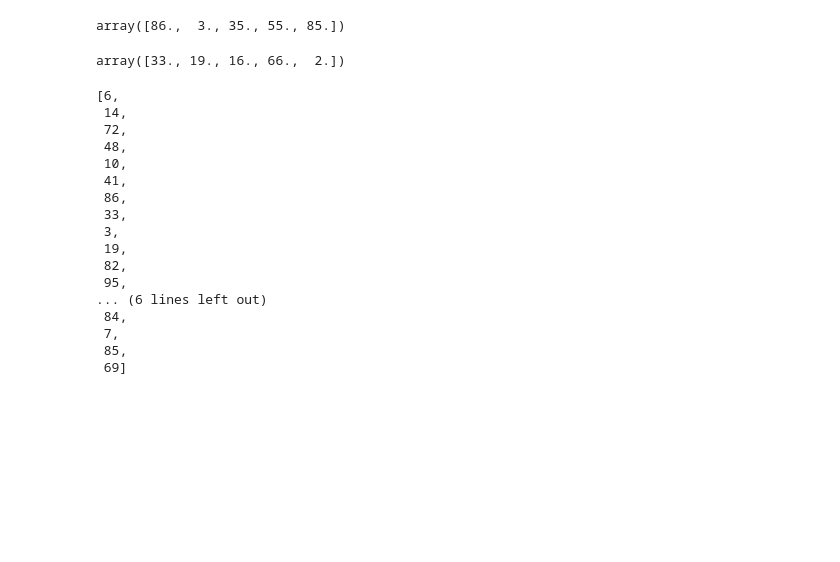
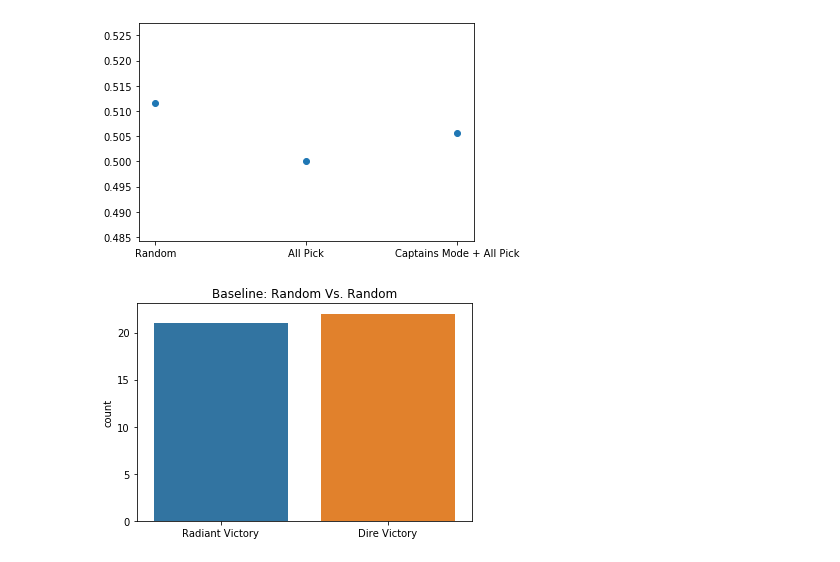
Before and after one commit to bglick13/682_dota, a Jupyter notebook: notebooks/memory exploration.ipynb, the cells around one changed output. Drawn from its saved outputs; the diff is of its cells as text; code cells hidden in the pictures; blank space fills up the shorter version.

Commit message:
got self-play and experience replay working
definitely think it's worth generating a lot more data before doing a real run and evaluation

```diff
--- a/notebooks/memory exploration.ipynb
+++ b/notebooks/memory exploration.ipynb
@@ -18,0 +58,23 @@ with open('data/self_play/captains_mode_vs_random_memory_2.pickle', 'rb') as f:
+# %%
+with open('data/self_play/allpick_vs_random_memory.pickle', 'rb') as f:
+    mem = pickle.load(f)
+all_outcomes = []
+all_agent_pick_first = []
+all_ids = []
+for id, m in enumerate(mem):
+    v = m['all_values']
+    for i in range(23 - len(v)):
+        v.append(v[0])
+    all_outcomes.extend(v)
+    p = m['all_agent_pick_first']
+    for i in range(23 - len(p)):
+        p.append(p[0])
+    all_agent_pick_first.extend(p)
+    all_ids.extend([id]*23)
+all_outcomes = np.array(all_outcomes)
+all_agent_pick_first = np.array(all_agent_pick_first)
+all_ids = np.array(all_ids)
+df = pd.DataFrame(dict(id=all_ids, outcome=all_outcomes, pick_first=all_agent_pick_first))
+df['agent_win'] = df['outcome'] == df['pick_first']
+sns.countplot(x='agent_win', data=df.groupby('id').head(1))
+plt.title('Pre-trained on All Pick Dataset Vs. Random')
@@ -27,6 +123,0 @@ len(mem)
-# %%
-all_outcomes = []
-all_agent_pick_first = []
-for m in mem:
-    all_outcomes.extend(m['all_values'])
-    all_agent_pick_first.extend(m['all_agent_pick_first'])
@@ -57,28 +123,0 @@ array([  2.,  56.,  91.,  97., 115., 102.,  25.,  59.,  63.,   4.,  27.,
-# %%
-states[-1].radiant
-# %% [output]
-array([86.,  3., 35., 55., 85.])
-# %%
-states[-1].dire
-# %% [output]
-array([33., 19., 16., 66.,  2.])
-# %%
-actions
-# %% [output]
-[6,
- 14,
- 72,
- 48,
- 10,
- 41,
- 86,
- 33,
- 3,
- 19,
- 82,
- 95,
-... (6 lines left out)
- 84,
- 7,
- 85,
- 69]
@@ -84,0 +222,8 @@ actions
+# %%
+plot_compared_win_rates()
+# %% [output]
+[figure, added]
+# %%
+plot_random_win_rates()
+# %% [output]
+[figure, added]
```
Also changed, not shown: parts of 19 cells of this notebook, 7 other files.
